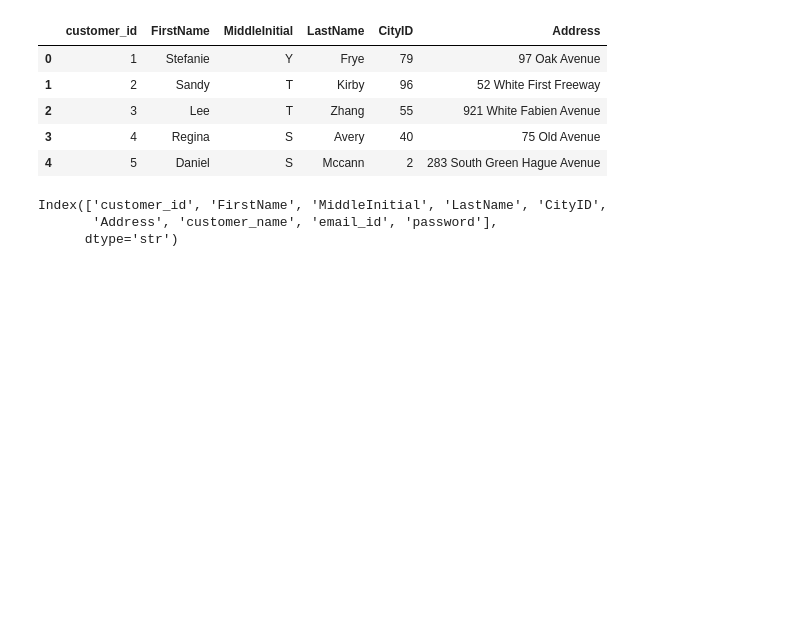
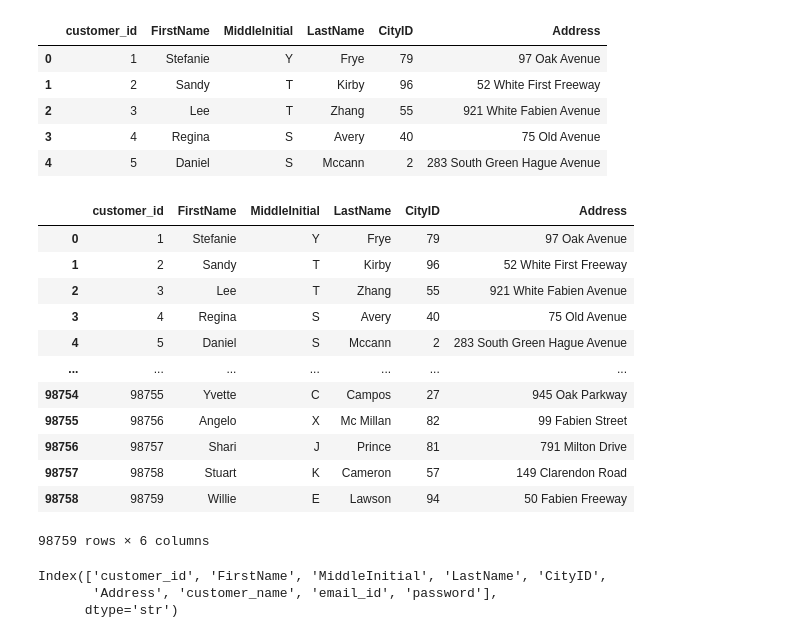
Before and after one commit to lakshmipriya188/Organic-food-tracebality, a Jupyter notebook: Customer.ipynb, the cells around one changed output. Saved outputs shown, nothing was run; the diff lists cells and outputs as text; code cells hidden in the pictures; blank space fills up the shorter version.

```diff
--- a/Customer.ipynb
+++ b/Customer.ipynb
@@ -62,6 +62,22 @@ c.head()
 | 2 | 3 | Lee | T | Zhang | 55 | 921 White Fabien Avenue |
 | 3 | 4 | Regina | S | Avery | 40 | 75 Old Avenue |
 | 4 | 5 | Daniel | S | Mccann | 2 | 283 South Green Hague Avenue |
+# %%
+c.fillna('',inplace=True)
+# %% [output]
+|  | customer_id | FirstName | MiddleInitial | LastName | CityID | Address |
+| 0 | 1 | Stefanie | Y | Frye | 79 | 97 Oak Avenue |
+| 1 | 2 | Sandy | T | Kirby | 96 | 52 White First Freeway |
+| 2 | 3 | Lee | T | Zhang | 55 | 921 White Fabien Avenue |
+| 3 | 4 | Regina | S | Avery | 40 | 75 Old Avenue |
+| 4 | 5 | Daniel | S | Mccann | 2 | 283 South Green Hague Avenue |
+| ... | ... | ... | ... | ... | ... | ... |
+| 98754 | 98755 | Yvette | C | Campos | 27 | 945 Oak Parkway |
+| 98755 | 98756 | Angelo | X | Mc Millan | 82 | 99 Fabien Street |
+| 98756 | 98757 | Shari | J | Prince | 81 | 791 Milton Drive |
+| 98757 | 98758 | Stuart | K | Cameron | 57 | 149 Clarendon Road |
+| 98758 | 98759 | Willie | E | Lawson | 94 | 50 Fabien Freeway |
+98759 rows × 6 columns
 # %%
 
 c['customer_name'] = (
```
Also changed, not shown: parts of 10 cells of this notebook, 4 other files.
